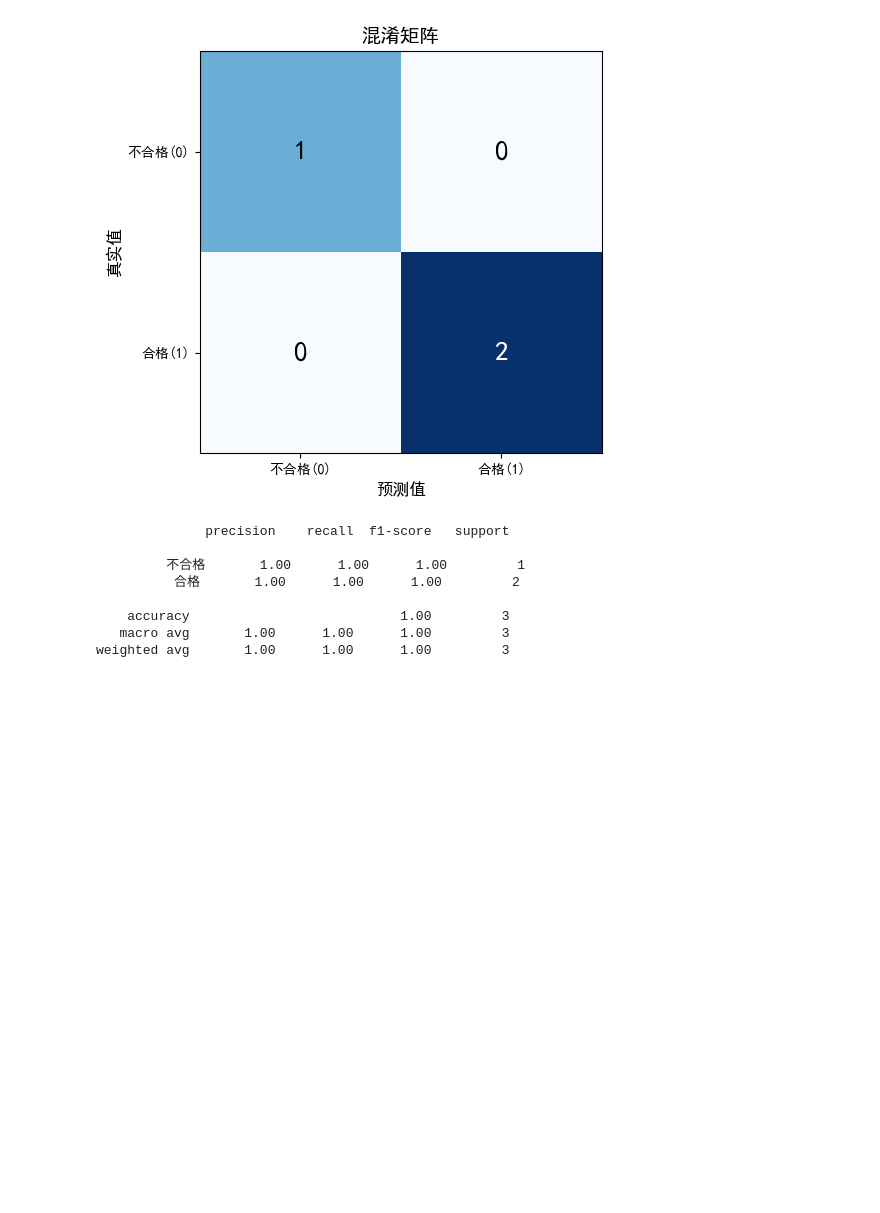
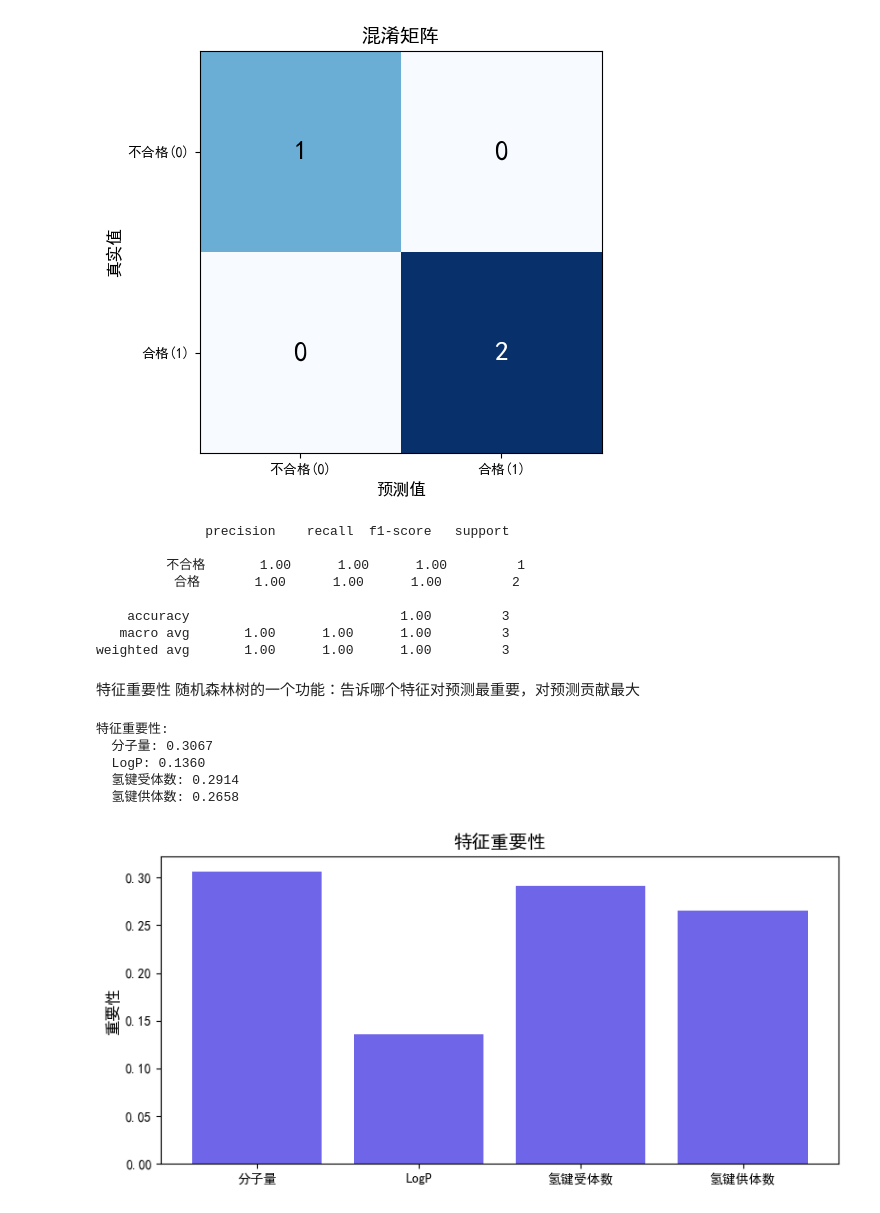
Before and after one commit to JJF-Y/AIDD-learing, a Jupyter notebook: 05-ml-basics/ml-basics-learning.ipynb, the cells around one changed output. Saved outputs shown, nothing was run; the diff lists cells and outputs as text; code cells hidden in the pictures; blank space fills up the shorter version.

```diff
--- a/05-ml-basics/ml-basics-learning.ipynb
+++ b/05-ml-basics/ml-basics-learning.ipynb
@@ -187,3 +187,29 @@ print(classification_report(y_test, y_pred, target_names=['不合格', '合格']
     accuracy                           1.00         3
    macro avg       1.00      1.00      1.00         3
 weighted avg       1.00      1.00      1.00         3
+# %% [markdown]
+特征重要性
+随机森林树的一个功能：告诉哪个特征对预测最重要，对预测贡献最大
+# %%
+# 获取特征重要性
+feature_names = ['分子量', 'LogP', '氢键受体数', '氢键供体数']  #要确定的四个特征
+importances = model.feature_importances_    #会返回数组，即每个特征对应的重要性分数，总和为1
+
+print('特征重要性:')
+for name, imp in zip(feature_names, importances):   #zip遍历配对，将列表元素按顺序配对成新的元组，如果两个列表长度不一致，以短的为准
+    print(f'  {name}: {imp:.4f}')
+
+# 画柱状图
+fig, ax = plt.subplots(figsize=(8, 4))  #相当于创建画布
+ax.bar(feature_names, importances, color='#4B3FE3', alpha=0.8)  #依次是X轴，Y轴，颜色
+ax.set_title('特征重要性', fontsize=14) #总标题
+ax.set_ylabel('重要性', fontsize=12)    #Y轴标题
+plt.tight_layout()  #自动调整边距，避免重叠
+plt.show()
+# %% [output]
+特征重要性:
+  分子量: 0.3067
+  LogP: 0.1360
+  氢键受体数: 0.2914
+  氢键供体数: 0.2658
+[figure, added]
```
